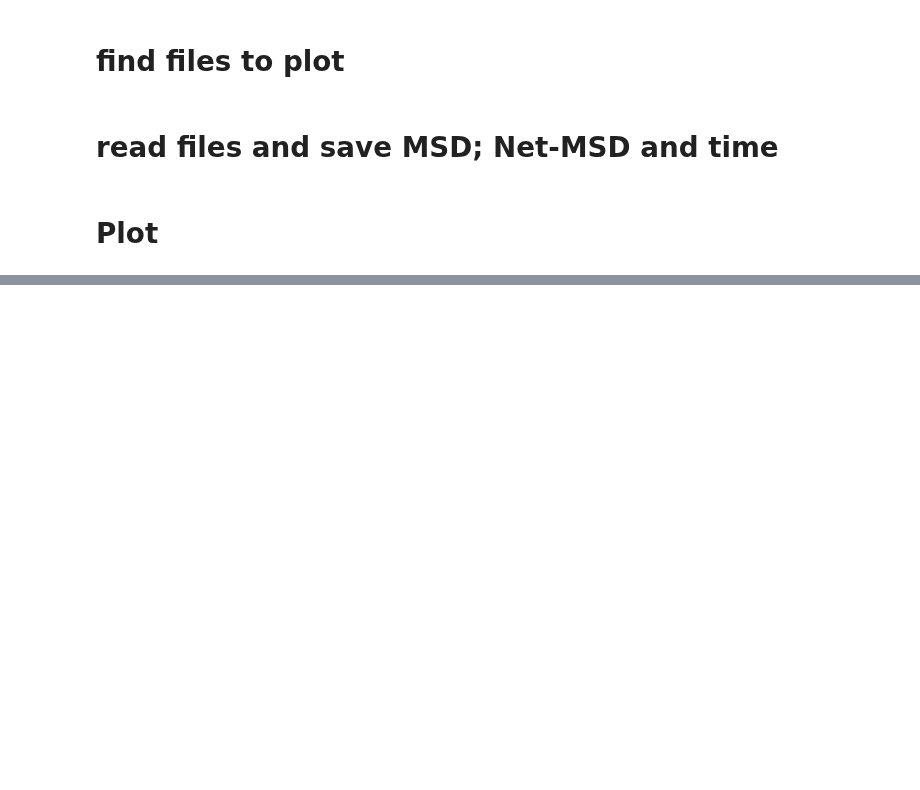
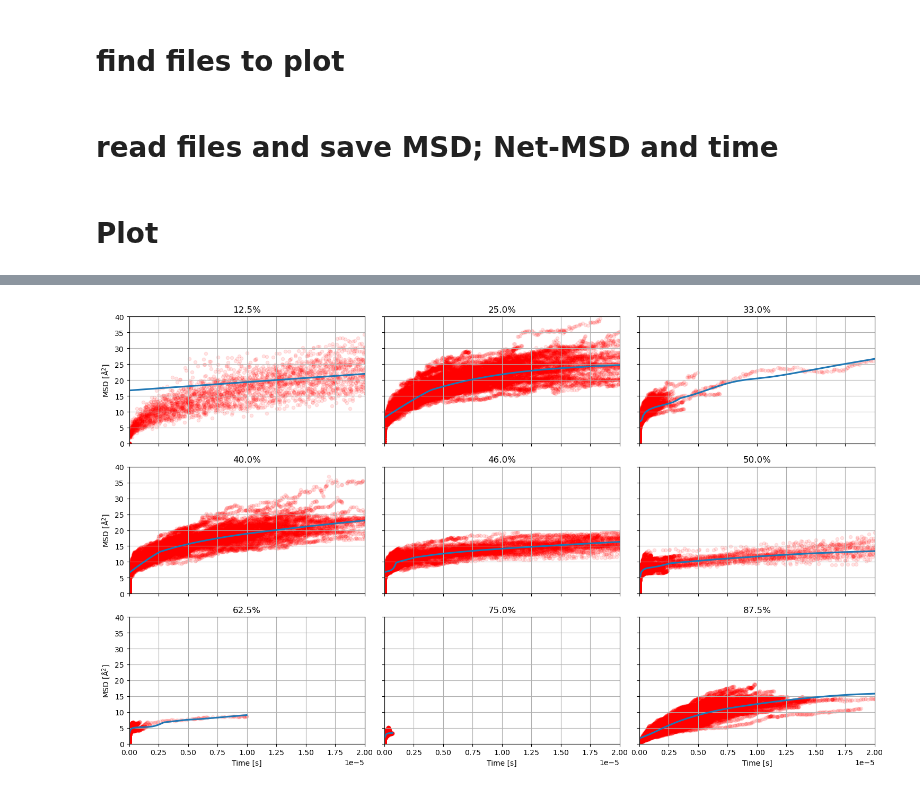
Before and after one commit to JohnLawrenceWargrave/jupyter_for_ARL, a Jupyter notebook: plot_kmc_MSD_over_time.ipynb, the cells around one changed output, grey strips where cells are left out. Saved outputs shown, nothing was run; the diff lists cells and outputs as text; code cells hidden in the pictures; blank space fills up the shorter version.

```diff
--- a/plot_kmc_MSD_over_time.ipynb
+++ b/plot_kmc_MSD_over_time.ipynb
@@ -80,20 +58,41 @@ for conc, df in dict_results.items():
-# %%
-# just MSD but all concentrations
-plt.figure(figsize=(10, 6))
-for conc in sorted(dict_results.keys(), key=float):
-    df = dict_results[conc]
-    scipy.optimize.curve_fit(lambda x, a, b, m: a * np.exp(b * x) + m * x, df['time in 1e+00 s'], df['MSD-Li'])
-    #sns.regplot(x=df['time in 1e+00 s'], y=df['MSD-Li'], label=f'{conc}%', scatter_kws={'s':20, 'alpha':0.01}, ci=95, order=1, lowess=True)
-    #sns.lineplot(x=df['time in 1e+00 s'], y=df['MSD-Li'], label=f'{conc}%')
-
-# manually set highest graph limits for better visibility
-plt.xlim(0, 2e-5)
-plt.ylim(0, 30)
-
-plt.xlabel('Time [s]')
-plt.ylabel(f'MSD [$\mathrm{{\AA}}^2$]')
-plt.title('MSD over Time for All Concentrations')
-plt.legend(title='Concentration')
-plt.grid()
-plt.tight_layout()
-plt.savefig(f'{simulation_folder}kmc_MSD_all_concentrations.png', dpi=300)
+# %%
+# MSD subplots per concentration
+concs = sorted(dict_results.keys(), key=float)
+n = len(concs)
+cols = min(3, n)               # choose columns (adjust)
+rows = math.ceil(n / cols)
+
+fig, axes = plt.subplots(rows, cols, figsize=(5*cols, 3*rows), sharex=True, sharey=True)
+axes_flat = axes.flatten() if isinstance(axes, np.ndarray) else [axes]
+
+for i, conc in enumerate(concs):
+    ax = axes_flat[i]
+    df = dict_results[conc]
+
+    # plot per-subplot (no CI fill)
+    sns.regplot(x=df['time in 1e+00 s'], y=df['MSD-Li'], ax=ax, scatter_kws={'s':20, 'alpha':0.1, 'color':'red'}, ci=95, order=1, lowess=True)
+
+    # add lineplot for bad regression
+    #if conc == '12.5':
+        #time = df['time in 1e+00 s'].round(6)
+        #sns.lineplot(x=time, y=df['MSD-Li'], ax=ax, color='green', estimator='mean', errorbar=('ci', 95), label='_nolegend_')
+
+    ax.set_title(f'{conc}%')
+
+    ax.set_xlim(0, 2e-5)
+    ax.set_ylim(0, 40)
+    ax.grid(True)
+
+for ax in axes.flat:
+    ax.set(xlabel='Time [s]', ylabel=f'MSD [$\mathrm{{\AA}}^2$]')
+
+# Hide x labels and tick labels for all plots that are not
+for ax in axes.flat:
+    ax.label_outer()
+
+plt.legend([], [], frameon=False)
+plt.tight_layout()
+fig.savefig(f'{simulation_folder}kmc_MSD_all_concentrations_subplots.png', dpi=300, bbox_inches='tight')
+plt.show()
+# %% [output]
+[figure, added]
```
Also changed, not shown: parts of 9 cells of this notebook, 1 other file.
